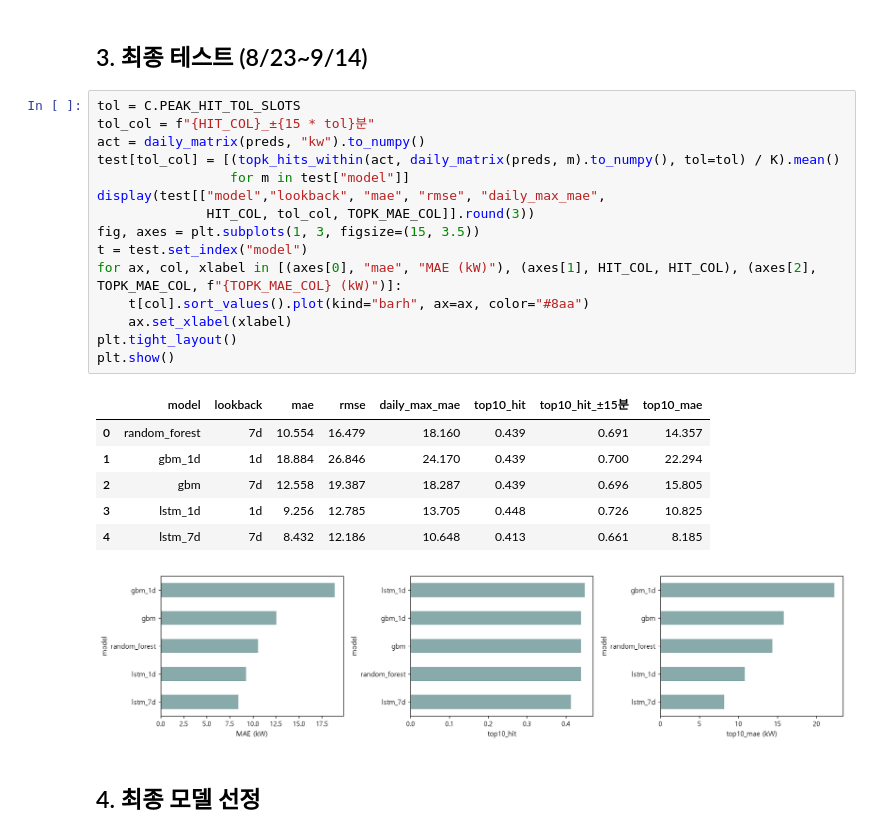
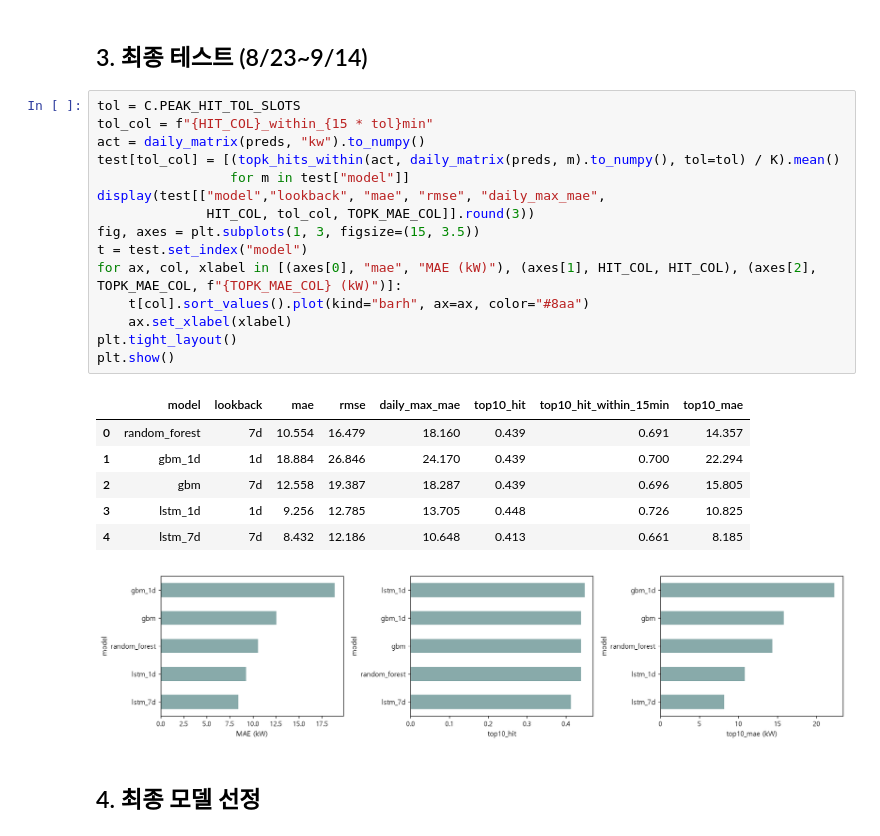
Before and after one commit to Jon-Irenicus/kamp_ai_competition, a Jupyter notebook: notebooks/02_results_analysis.ipynb, the cells around one changed output. Saved outputs shown, nothing was run; the diff lists cells and outputs as text.

```diff
--- a/notebooks/02_results_analysis.ipynb
+++ b/notebooks/02_results_analysis.ipynb
@@ -91,21 +94,21 @@ plt.show()
 ## 3. 최종 테스트 (8/23~9/14)
 # %%
 tol = C.PEAK_HIT_TOL_SLOTS
-tol_col = f"{HIT_COL}_±{15 * tol}분"
+tol_col = f"{HIT_COL}_within_{15 * tol}min"
 act = daily_matrix(preds, "kw").to_numpy()
 test[tol_col] = [(topk_hits_within(act, daily_matrix(preds, m).to_numpy(), tol=tol) / K).mean()
                  for m in test["model"]]
 display(test[["model","lookback", "mae", "rmse", "daily_max_mae",
               HIT_COL, tol_col, TOPK_MAE_COL]].round(3))
 fig, axes = plt.subplots(1, 3, figsize=(15, 3.5))
 t = test.set_index("model")
 for ax, col, xlabel in [(axes[0], "mae", "MAE (kW)"), (axes[1], HIT_COL, HIT_COL), (axes[2], TOPK_MAE_COL, f"{TOPK_MAE_COL} (kW)")]:
     t[col].sort_values().plot(kind="barh", ax=ax, color="#8aa")
     ax.set_xlabel(xlabel)
 plt.tight_layout()
 plt.show()
 # %% [output]
-|  | model | lookback | mae | rmse | daily_max_mae | top10_hit | top10_hit_±15분 | top10_mae |
+|  | model | lookback | mae | rmse | daily_max_mae | top10_hit | top10_hit_within_15min | top10_mae |
 | 0 | random_forest | 7d | 10.554 | 16.479 | 18.160 | 0.439 | 0.691 | 14.357 |
 | 1 | gbm_1d | 1d | 18.884 | 26.846 | 24.170 | 0.439 | 0.700 | 22.294 |
 | 2 | gbm | 7d | 12.558 | 19.387 | 18.287 | 0.439 | 0.696 | 15.805 |
```
Also changed, not shown: parts of 7 cells of this notebook, 4 other files.
